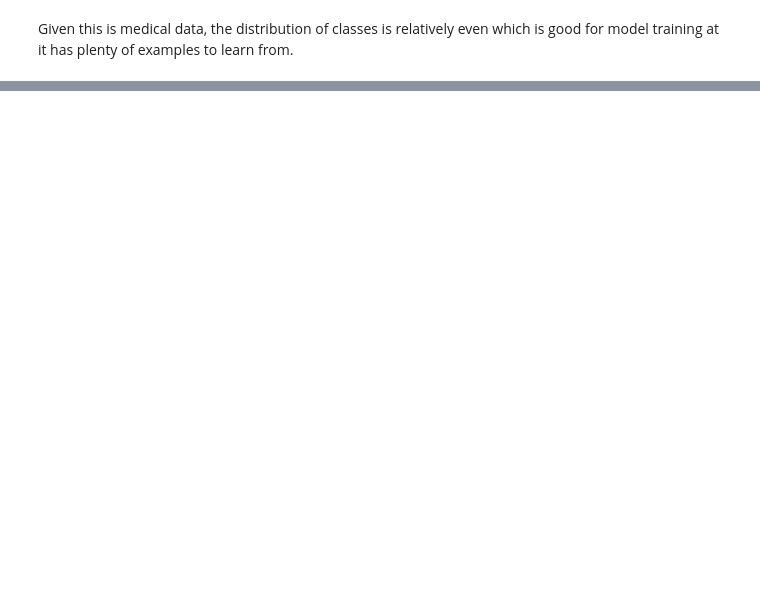
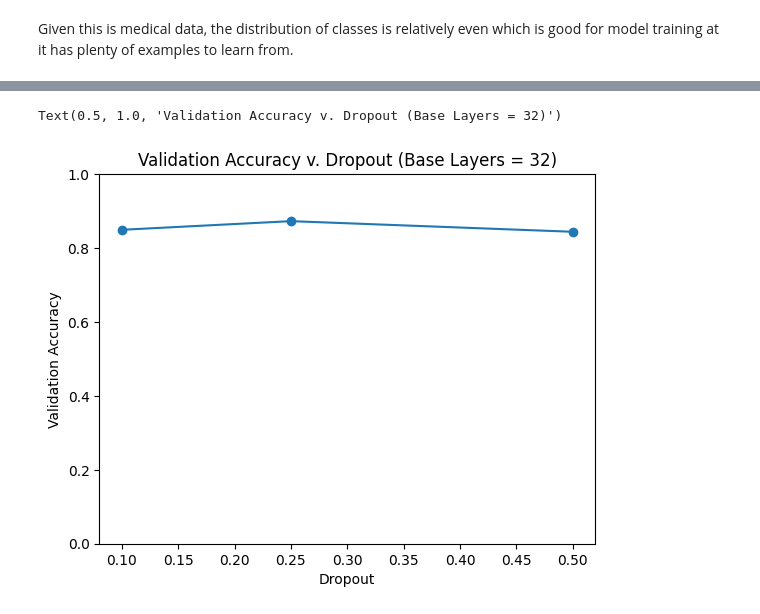
Before and after one commit to james-stautler/cnn_project, a Jupyter notebook: project.ipynb, the cells around one changed output, grey strips where cells are left out. Cells and saved outputs as stored; diff of their text form; code cells hidden in the pictures; blank space fills up the shorter version.

```diff
--- a/project.ipynb
+++ b/project.ipynb
@@ -145,0 +168,20 @@ KeyboardInterrupt:
+# %%
+acc = []
+
+dropout = [0.1, 0.25, 0.5]
+
+bestModel = None
+bestAcc = -1
+
+for d in dropout:
+    model = image_class_model("relu", (2, 2), 4, d, 32)
+    model.create_model()
+    model.compile_model()
+    model.eval(train_generator, validation_generator)
+    model.show_results()
+    accuracy = model.get_accuracy()
+
+    acc.append(accuracy[0])
+    if accuracy[0] > bestAcc:
+        bestModel = model
+        bestAcc = accuracy[0]
@@ -145,0 +206,10 @@ KeyboardInterrupt:
+# %%
+plt.scatter(dropout, acc)
+plt.plot(dropout, acc)
+plt.xlabel("Dropout")
+plt.ylabel("Validation Accuracy")
+plt.ylim(0, 1)
+plt.title("Validation Accuracy v. Dropout (Base Layers = 32)")
+# %% [output]
+Text(0.5, 1.0, 'Validation Accuracy v. Dropout (Base Layers = 32)')
+[figure, added]
```
Also changed, not shown: parts of 12 cells of this notebook, 1 other file.
